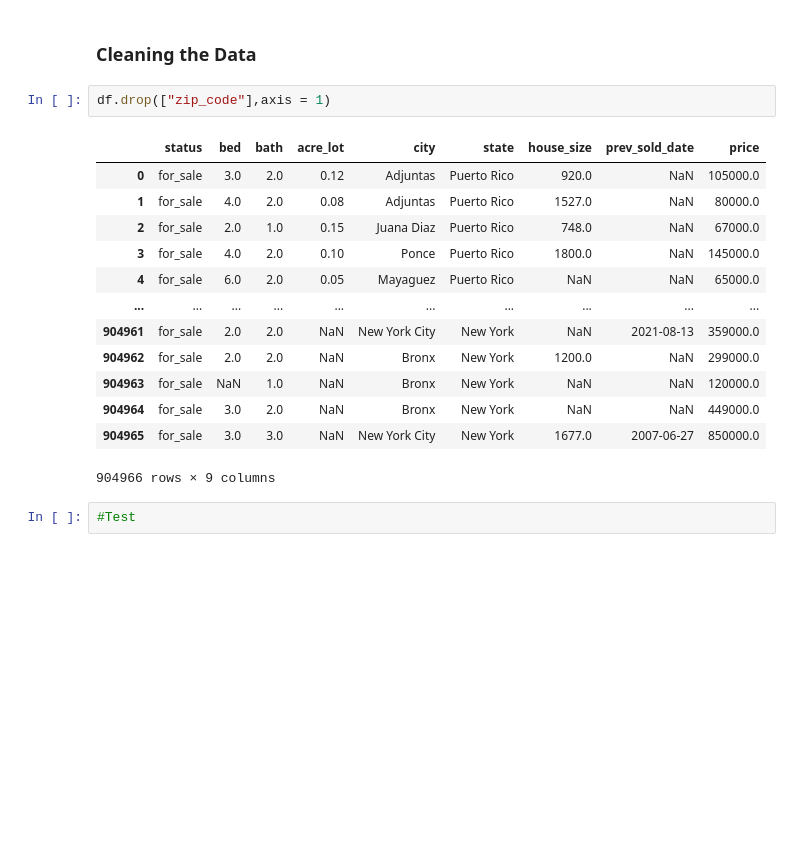
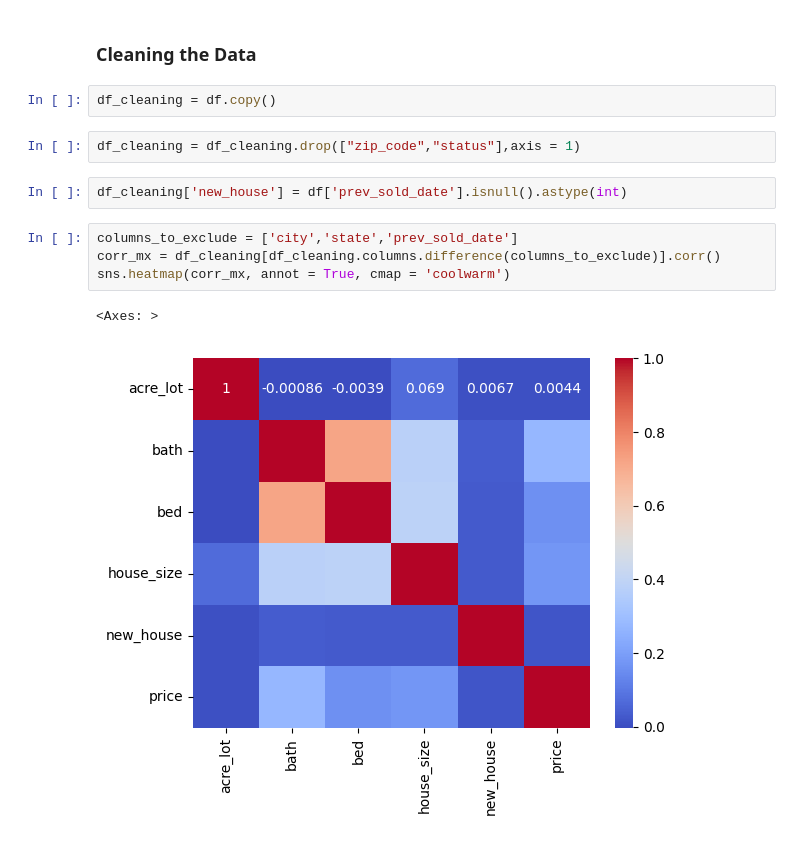
Before and after one commit to VivaanWadhwa/Airbnb-Price-Predictor, a Jupyter notebook: analysis.ipynb, the cells around one changed output. Drawn from its saved outputs; the diff is of its cells as text; blank space fills up the shorter version.

Commit message:
Initial Cleaning Done

```diff
--- a/analysis.ipynb
+++ b/analysis.ipynb
@@ -94,21 +95,16 @@ plt.show()
 [figure]
 # %% [markdown]
 ### Cleaning the Data
+# %%
+df_cleaning = df.copy()
 # %%
-df.drop(["zip_code"],axis = 1)
+df_cleaning = df_cleaning.drop(["zip_code","status"],axis = 1)
-# %% [output]
-|  | status | bed | bath | acre_lot | city | state | house_size | prev_sold_date | price |
-| 0 | for_sale | 3.0 | 2.0 | 0.12 | Adjuntas | Puerto Rico | 920.0 | NaN | 105000.0 |
-| 1 | for_sale | 4.0 | 2.0 | 0.08 | Adjuntas | Puerto Rico | 1527.0 | NaN | 80000.0 |
-| 2 | for_sale | 2.0 | 1.0 | 0.15 | Juana Diaz | Puerto Rico | 748.0 | NaN | 67000.0 |
-| 3 | for_sale | 4.0 | 2.0 | 0.10 | Ponce | Puerto Rico | 1800.0 | NaN | 145000.0 |
-| 4 | for_sale | 6.0 | 2.0 | 0.05 | Mayaguez | Puerto Rico | NaN | NaN | 65000.0 |
-| ... | ... | ... | ... | ... | ... | ... | ... | ... | ... |
-| 904961 | for_sale | 2.0 | 2.0 | NaN | New York City | New York | NaN | 2021-08-13 | 359000.0 |
-| 904962 | for_sale | 2.0 | 2.0 | NaN | Bronx | New York | 1200.0 | NaN | 299000.0 |
-| 904963 | for_sale | NaN | 1.0 | NaN | Bronx | New York | NaN | NaN | 120000.0 |
-| 904964 | for_sale | 3.0 | 2.0 | NaN | Bronx | New York | NaN | NaN | 449000.0 |
-| 904965 | for_sale | 3.0 | 3.0 | NaN | New York City | New York | 1677.0 | 2007-06-27 | 850000.0 |
-904966 rows × 9 columns
 # %%
-#Test
+df_cleaning['new_house'] = df['prev_sold_date'].isnull().astype(int)
+# %%
+columns_to_exclude = ['city','state','prev_sold_date']
+corr_mx = df_cleaning[df_cleaning.columns.difference(columns_to_exclude)].corr()
+sns.heatmap(corr_mx, annot = True, cmap = 'coolwarm')
+# %% [output]
+<Axes: >
+[figure, added]
```
Also changed, not shown: parts of 4 cells of this notebook.
